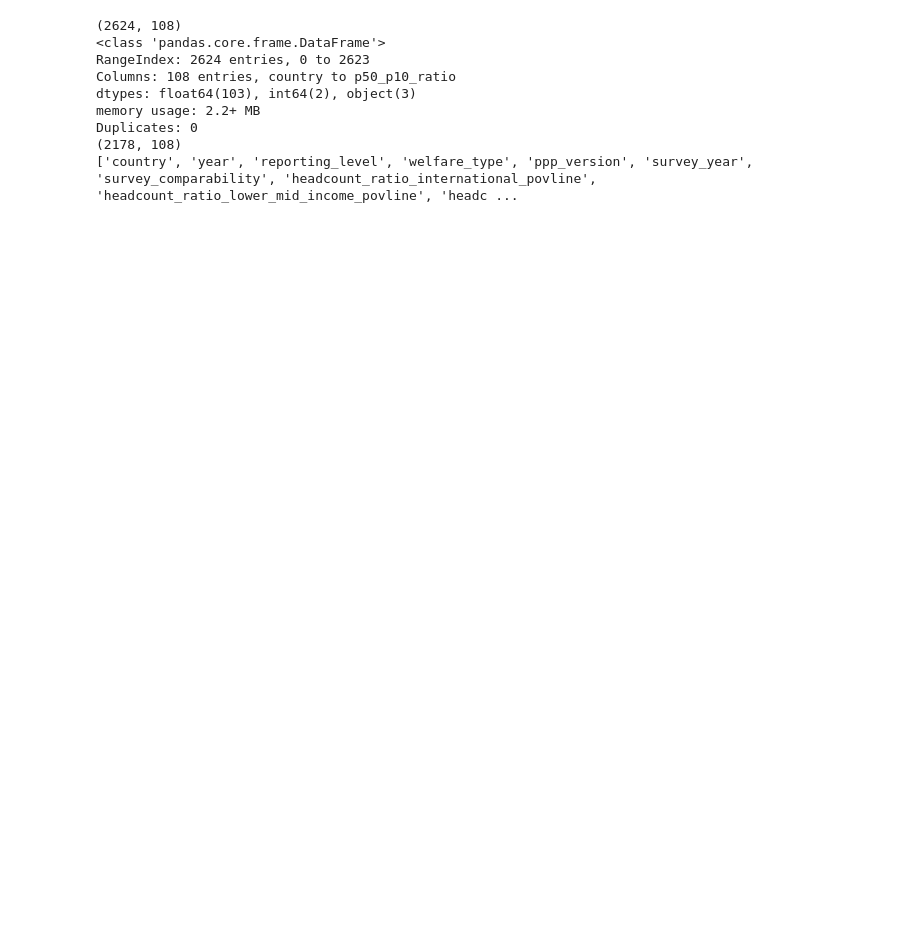
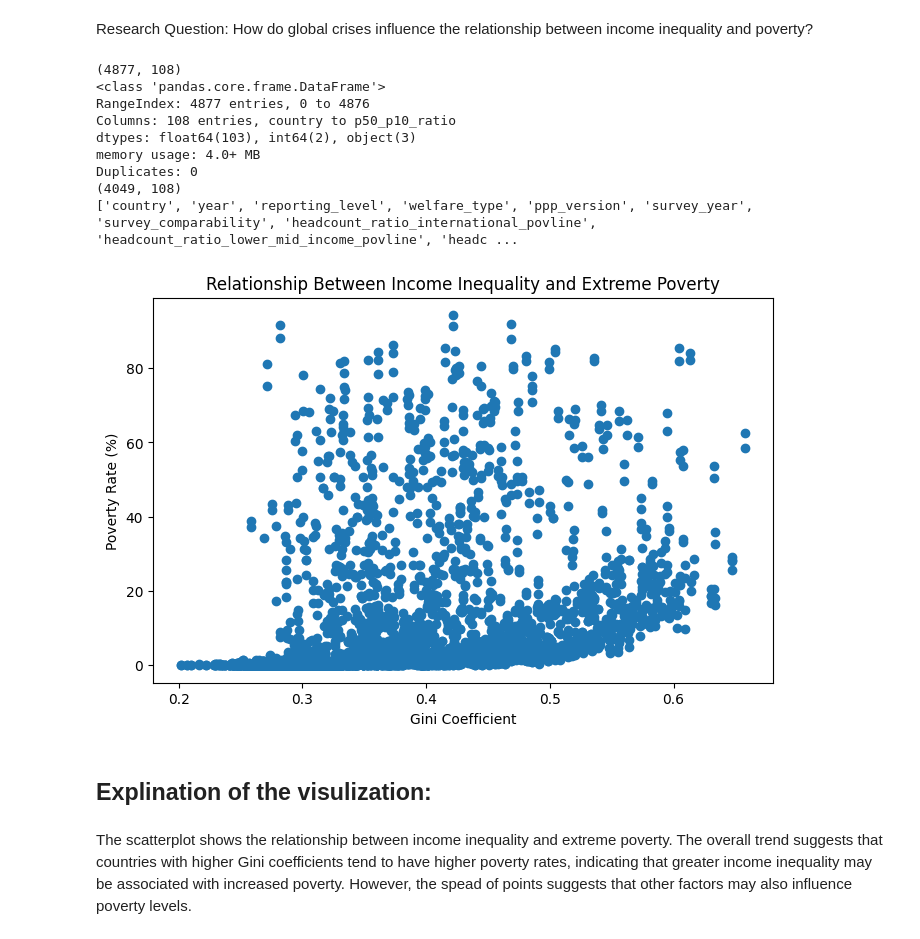
Before and after one commit to flynnava/Global-Poverty-and-Inequality-Trends, a Jupyter notebook: Research.ipynb, the cells around one changed output. Saved outputs shown, nothing was run; the diff lists cells and outputs as text; code cells hidden in the pictures; blank space fills up the shorter version.

```diff
--- a/Research.ipynb
+++ b/Research.ipynb
@@ -1,5 +1,8 @@
 # %% [markdown]
 <a href="https://colab.research.google.com/github/flynnava/Global-Poverty-and-Inequality-Trends/blob/main/Research.ipynb" target="_parent"><img src="https://colab.research.google.com/assets/colab-badge.svg" alt="Open In Colab"/></a>
+# %% [markdown]
+Research Question:
+How do global crises influence the relationship between income inequality and poverty?
 # %%
 import pandas as pd
 import numpy as np
@@ -44,34 +47,55 @@ for col in categorical:
     clean_df[col] = clean_df[col].astype("category")
 
 # Keep only variables I need
 research_df = clean_df[[
     "country",
     "year",
     "gini",
     "palma_ratio",
     "headcount_ratio_international_povline",
     "headcount_ratio_lower_mid_income_povline",
     "headcount_ratio_upper_mid_income_povline",
     "mean",
     "median",
     "welfare_type"
 ]]
 
 # Check for impossible values
 research_df.describe()
 
 # Save cleaned data
 research_df.to_csv(
     "poverty_clean.csv",
     index=False
 )
+# Creates a visulization of Gini coefficient and poverty rate increase
+import matplotlib.pyplot as plt
+
+plt.figure(figsize=(8,5))
+
+plt.scatter(
+    clean_df["gini"],
+    clean_df["headcount_ratio_international_povline"]
+)
+
+plt.xlabel("Gini Coefficient")
+plt.ylabel("Poverty Rate (%)")
+plt.title("Relationship Between Income Inequality and Extreme Poverty")
+
+plt.show()
 # %% [output]
-(2624, 108)
+(4877, 108)
 <class 'pandas.core.frame.DataFrame'>
-RangeIndex: 2624 entries, 0 to 2623
+RangeIndex: 4877 entries, 0 to 4876
 Columns: 108 entries, country to p50_p10_ratio
 dtypes: float64(103), int64(2), object(3)
-memory usage: 2.2+ MB
+memory usage: 4.0+ MB
 Duplicates: 0
-(2178, 108)
+(4049, 108)
 ['country', 'year', 'reporting_level', 'welfare_type', 'ppp_version', 'survey_year', 'survey_comparability', 'headcount_ratio_international_povline', 'headcount_ratio_lower_mid_income_povline', 'headc ...
+[figure, added]
+# %% [markdown]
+Explination of the visulization:
+---
+# %% [markdown]
+The scatterplot shows the relationship between income inequality and extreme poverty. The overall trend suggests that countries with higher Gini coefficients tend to have higher poverty rates, indicating that greater income inequality may be associated with increased poverty. However, the spead of points suggests that other factors may also influence poverty levels.
```
